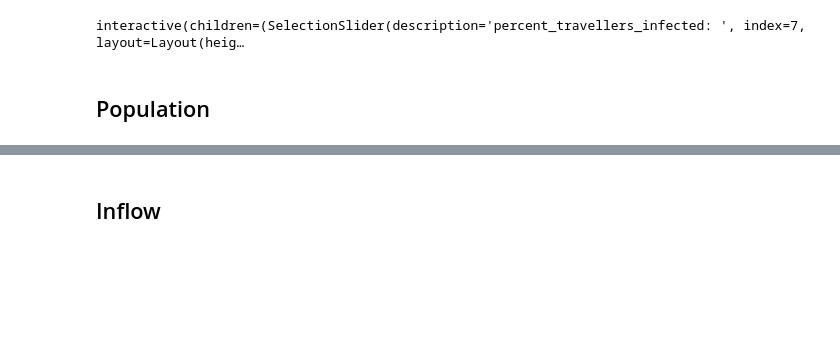
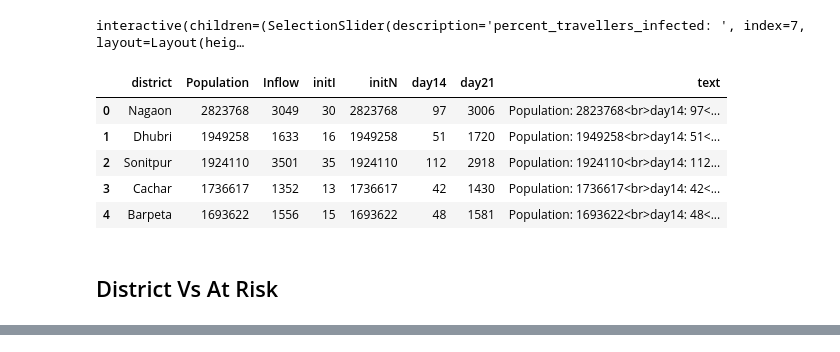
Before and after one commit to meghanabhange/CovidSeer, a Jupyter notebook: _notebooks/2020-04-01-DistrictAnalysisAssam.ipynb, the cells around one changed output, grey strips where cells are left out. Saved outputs shown, nothing was run; the diff lists cells and outputs as text; code cells hidden in the pictures; blank space fills up the shorter version.

```diff
--- a/_notebooks/2020-04-01-DistrictAnalysisAssam.ipynb
+++ b/_notebooks/2020-04-01-DistrictAnalysisAssam.ipynb
@@ -58,7 +58,7 @@ df["DateOfReturn"] = pd.to_datetime(df["Date of Receipt"])
 df.drop(columns=["Date of arrival", "Date of Receipt"], inplace=True)
 # %%
 #hide
-df_copy = df.copy()
+df_copy = df
 df_copy["Inflow"] = 1
 assam_traveller_count_df = df_copy.groupby("district").agg({"Inflow": "sum"})
 assam_traveller_count_df.reset_index(inplace=True)
@@ -286,6 +286,20 @@ interactive(children=(SelectionSlider(description='percent_travellers_infected:
 # %%
 #hide
 import plotly.graph_objects as go
-# %% [markdown]
-## Population
+# %%
+#hide
+assam_df["text"]= "Population: "+assam_df["Population"].astype(str) +"<br>"\
++"day14: "+assam_df["day14"].astype(str)+"<br>"\
++"Inflow: "+assam_df["Inflow"].astype(str)
+
+assam_df.head()
+# %% [output]
+|  | district | Population | Inflow | initI | initN | day14 | day21 | text |
+| 0 | Nagaon | 2823768 | 3049 | 30 | 2823768 | 97 | 3006 | Population: 2823768<br>day14: 97<... |
+| 1 | Dhubri | 1949258 | 1633 | 16 | 1949258 | 51 | 1720 | Population: 1949258<br>day14: 51<... |
+| 2 | Sonitpur | 1924110 | 3501 | 35 | 1924110 | 112 | 2918 | Population: 1924110<br>day14: 112... |
+| 3 | Cachar | 1736617 | 1352 | 13 | 1736617 | 42 | 1430 | Population: 1736617<br>day14: 42<... |
+| 4 | Barpeta | 1693622 | 1556 | 15 | 1693622 | 48 | 1581 | Population: 1693622<br>day14: 48<... |
+# %% [markdown]
+## District Vs At Risk
 # %%
@@ -294,4 +309,2 @@ fig.show()
 # %% [output]
 [interactive output not drawn]
-# %% [markdown]
-## Inflow
```
Also changed, not shown: parts of 17 cells of this notebook.
